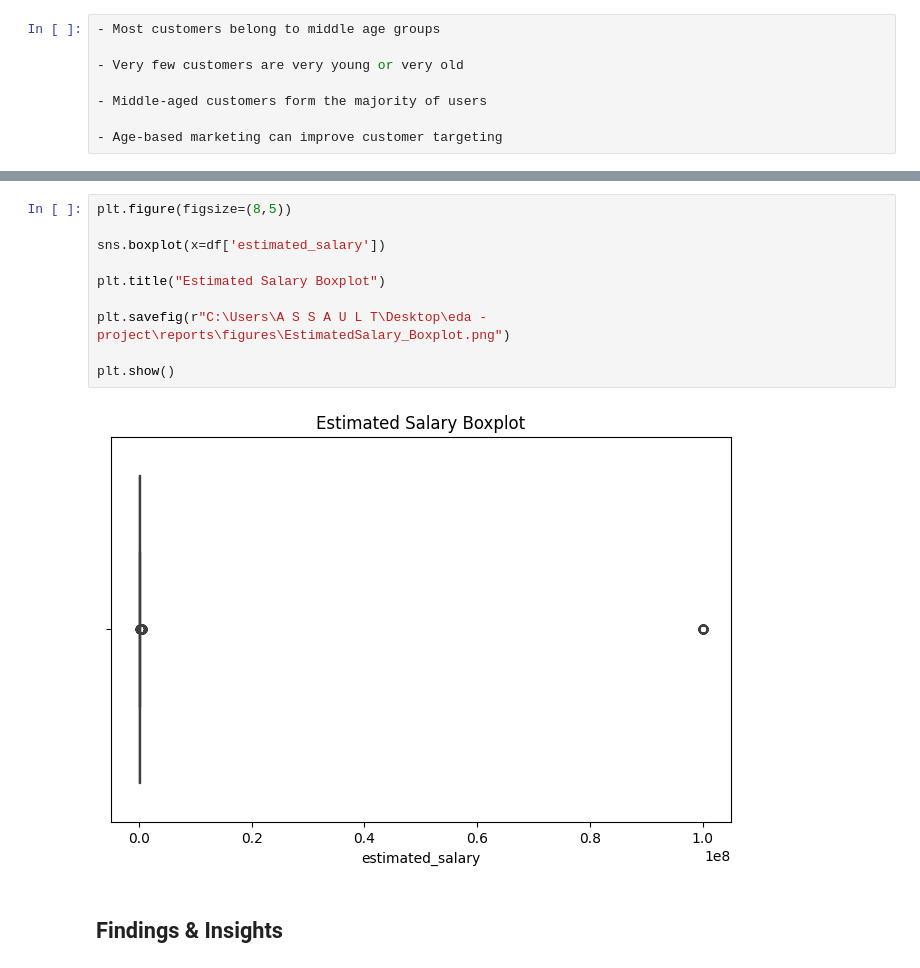
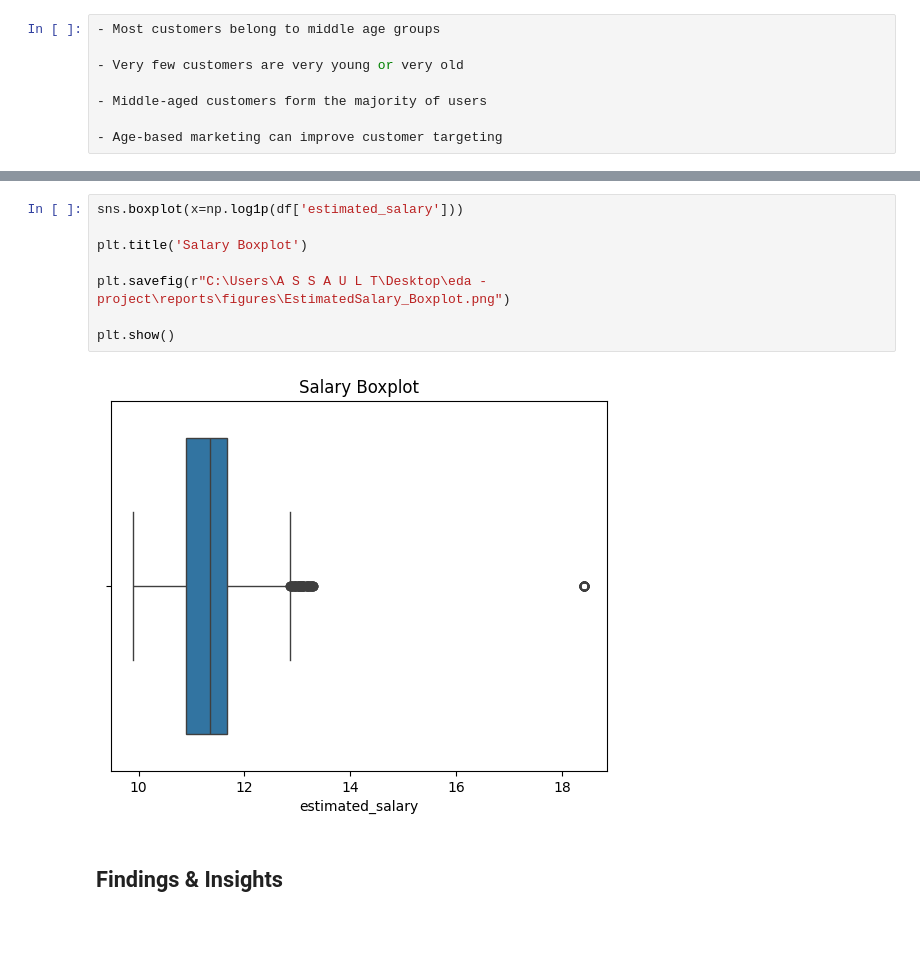
Before and after one commit to FATHIMARINSHA-KP/Exploratory-Data-Analysis-EDA-Project, a Jupyter notebook: notebooks/univariate_bivariate_final.ipynb, the cells around one changed output, grey strips where cells are left out. Drawn from its saved outputs; the diff is of its cells as text; blank space fills up the shorter version.

```diff
--- a/notebooks/univariate_bivariate.ipynb
+++ b/notebooks/univariate_bivariate_final.ipynb
@@ -72,15 +74,13 @@ plt.show()
-# %%
-plt.figure(figsize=(8,5))
-
-sns.boxplot(x=df['estimated_salary'])
-
-plt.title("Estimated Salary Boxplot")
-
-plt.savefig(r"C:\Users\A S S A U L T\Desktop\eda - project\reports\figures\EstimatedSalary_Boxplot.png")
-
-plt.show()
-# %% [output]
-[figure, removed]
+# %%
+sns.boxplot(x=np.log1p(df['estimated_salary']))
+
+plt.title('Salary Boxplot')
+
+plt.savefig(r"C:\Users\A S S A U L T\Desktop\eda - project\reports\figures\EstimatedSalary_Boxplot.png")
+
+plt.show()
+# %% [output]
+[figure, added]
 # %% [markdown]
 ## Findings & Insights
 # %%
```
Also changed, not shown: parts of 22 cells of this notebook, 4 other files.
